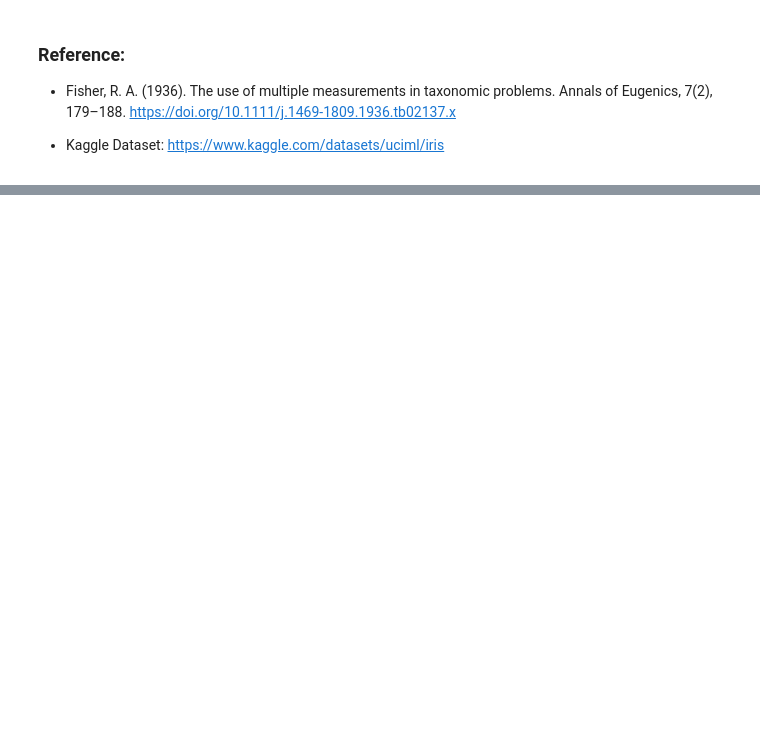
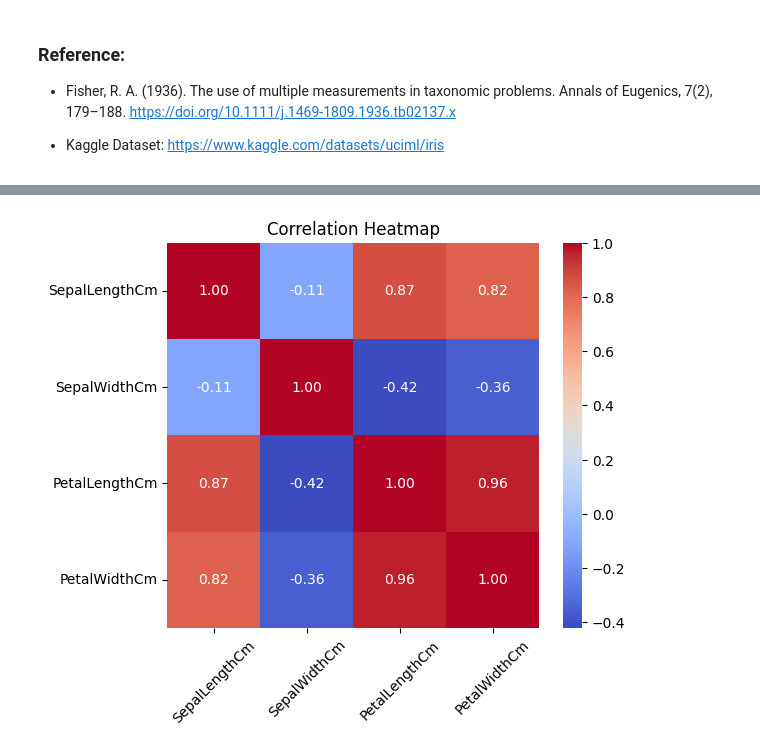
Before and after one commit to Sunnie568/Python_project, a Jupyter notebook: Iris_project.ipynb, the cells around one changed output, grey strips where cells are left out. Saved outputs shown, nothing was run; the diff lists cells and outputs as text; code cells hidden in the pictures; blank space fills up the shorter version.

```diff
--- a/Iris_project.ipynb
+++ b/Iris_project.ipynb
@@ -23,0 +95,14 @@ By the end of this project, the Iris dataset will serve as both a foundation for
+# %%
+# Correation heatmap
+plt.figure(figsize=(6,5))
+sns.heatmap(
+    df.drop(columns=["Id", "Species"]).corr(),
+    annot=True,
+    cmap="coolwarm",
+    fmt=".2f"
+)
+plt.title("Correlation Heatmap")
+plt.xticks(rotation=45)
+plt.show()
+# %% [output]
+[figure, added]
```
Also changed, not shown: parts of 10 cells of this notebook.
